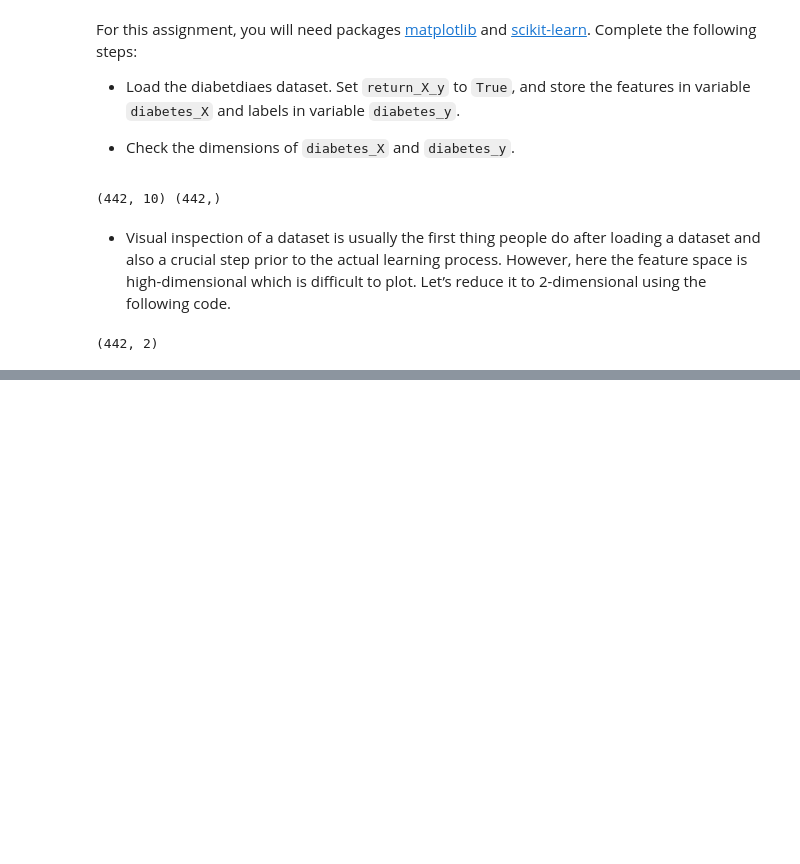
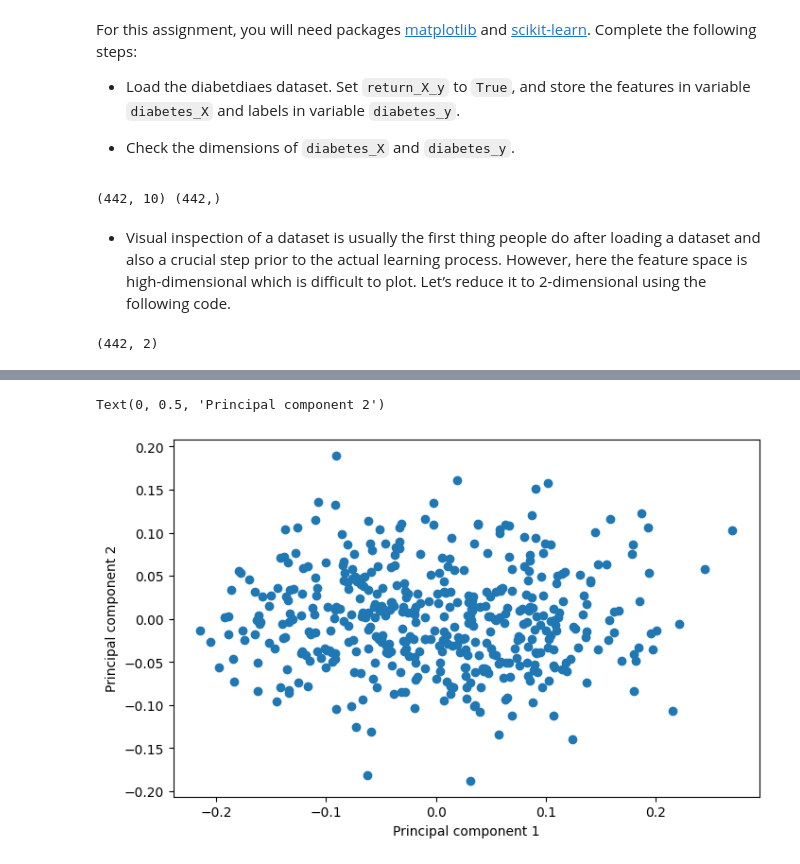
Before and after one commit to poudel-bibek/AI-Assignments, a Jupyter notebook: A1_CW.ipynb, the cells around one changed output, grey strips where cells are left out. Drawn from its saved outputs; the diff is of its cells as text; code cells hidden in the pictures; blank space fills up the shorter version.

```diff
--- a/A1_CW.ipynb
+++ b/A1_CW.ipynb
@@ -46,3 +48,13 @@ Now, use matplotlib to plot X_2d and produce Figure 1. Remember to provide axis
 <p align="center">
   <em>Figure 1: Visual inspection of the dataset</em>
 </p>
+# %%
+# Use matplotlib to plot
+
+fig, ax = plt.subplots(figsize = (8, 5), dpi = 100)
+ax.scatter(X_2d[:,0], X_2d[:,1])
+ax.set_xlabel('Principal component 1')
+ax.set_ylabel('Principal component 2')
+# %% [output]
+Text(0, 0.5, 'Principal component 2')
+[figure, added]
```
Also changed, not shown: parts of 1 cell of this notebook.
